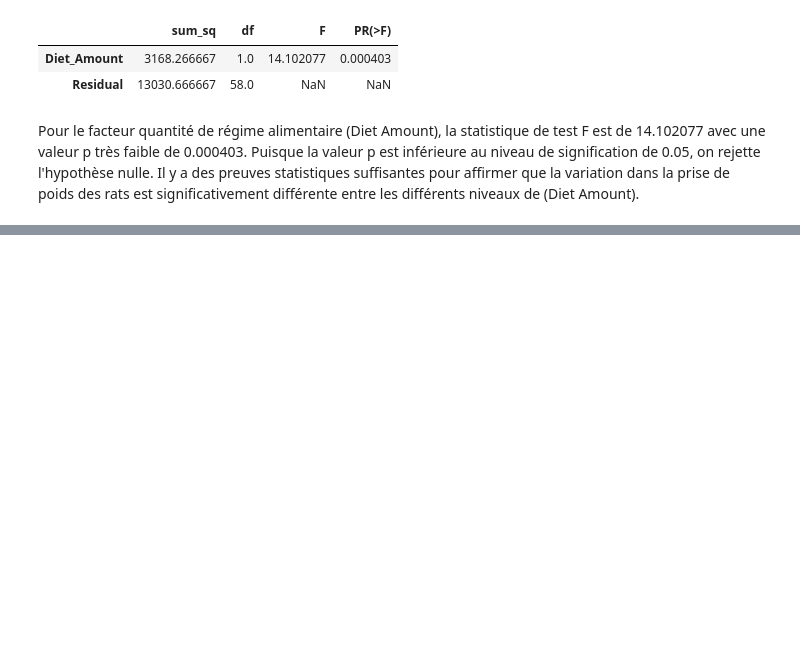
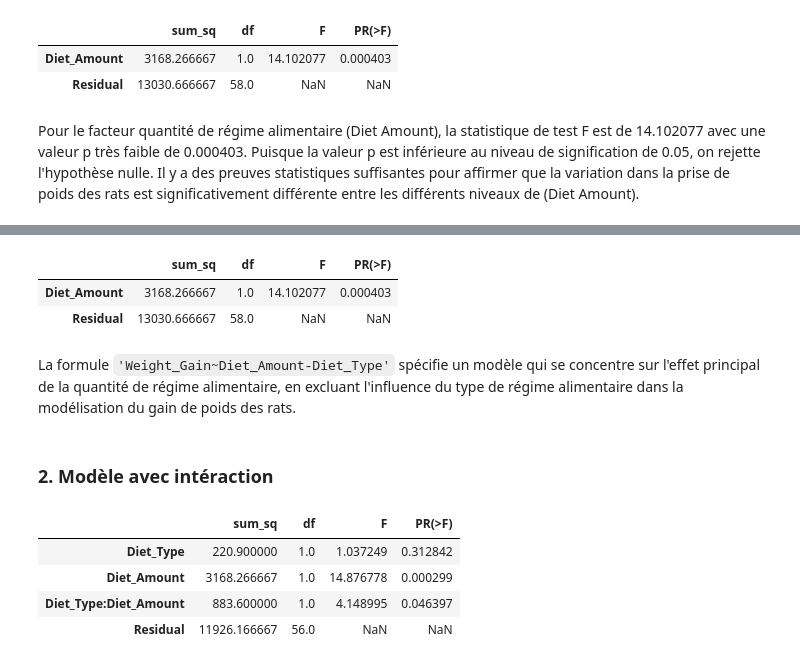
Before and after one commit to imad-oi/anova, a Jupyter notebook: index.ipynb, the cells around one changed output, grey strips where cells are left out. Cells and saved outputs as stored; diff of their text form; code cells hidden in the pictures; blank space fills up the shorter version.

Commit message:
anova à 2 facteurs

```diff
--- a/index.ipynb
+++ b/index.ipynb
@@ -197,0 +220,20 @@ Il y a des preuves statistiques suffisantes pour affirmer que la variation dans
+# %%
+anova2_sans_inter = smf.ols('Weight_Gain~Diet_Amount-Diet_Type', data=dataset).fit() # considérer uniquement l'effet de la quantité de régime alimentaire
+sm.stats.anova_lm(anova2_sans_inter, typ=2)
+# %% [output]
+|  | sum_sq | df | F | PR(>F) |
+| Diet_Amount | 3168.266667 | 1.0 | 14.102077 | 0.000403 |
+| Residual | 13030.666667 | 58.0 | NaN | NaN |
+# %% [markdown]
+La formule `'Weight_Gain~Diet_Amount-Diet_Type'` spécifie un modèle qui se concentre sur l'effet principal de la quantité de régime alimentaire, en excluant l'influence du type de régime alimentaire dans la modélisation du gain de poids des rats.
+# %% [markdown]
+### 2. Modèle avec intéraction
+# %%
+anova2_avec_inter = smf.ols('Weight_Gain~Diet_Type*Diet_Amount', data=dataset).fit() # modèle anova à 2 facteurs avec interaction entre les facteurs
+sm.stats.anova_lm(anova2_avec_inter, typ=2)
+# %% [output]
+|  | sum_sq | df | F | PR(>F) |
+| Diet_Type | 220.900000 | 1.0 | 1.037249 | 0.312842 |
+| Diet_Amount | 3168.266667 | 1.0 | 14.876778 | 0.000299 |
+| Diet_Type:Diet_Amount | 883.600000 | 1.0 | 4.148995 | 0.046397 |
+| Residual | 11926.166667 | 56.0 | NaN | NaN |
```
Also changed, not shown: parts of 5 cells of this notebook.
